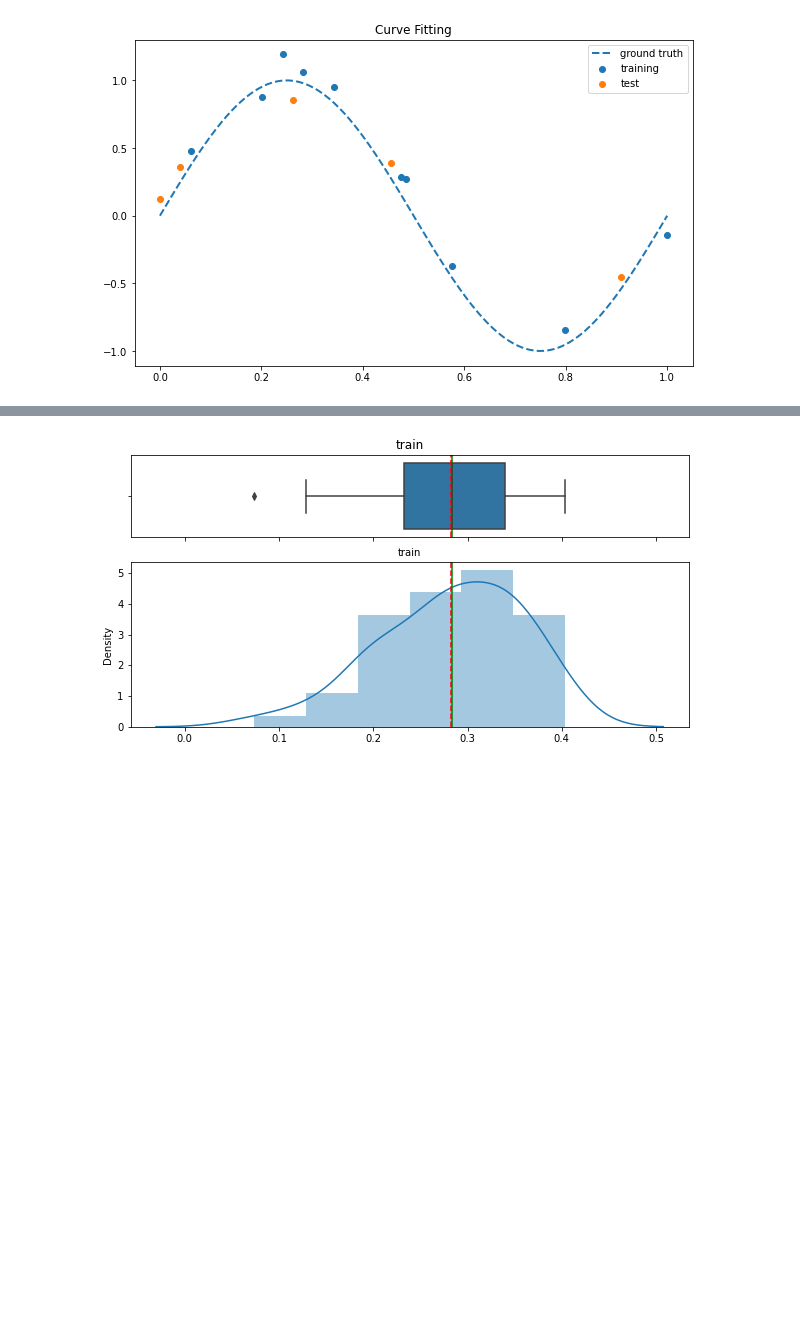
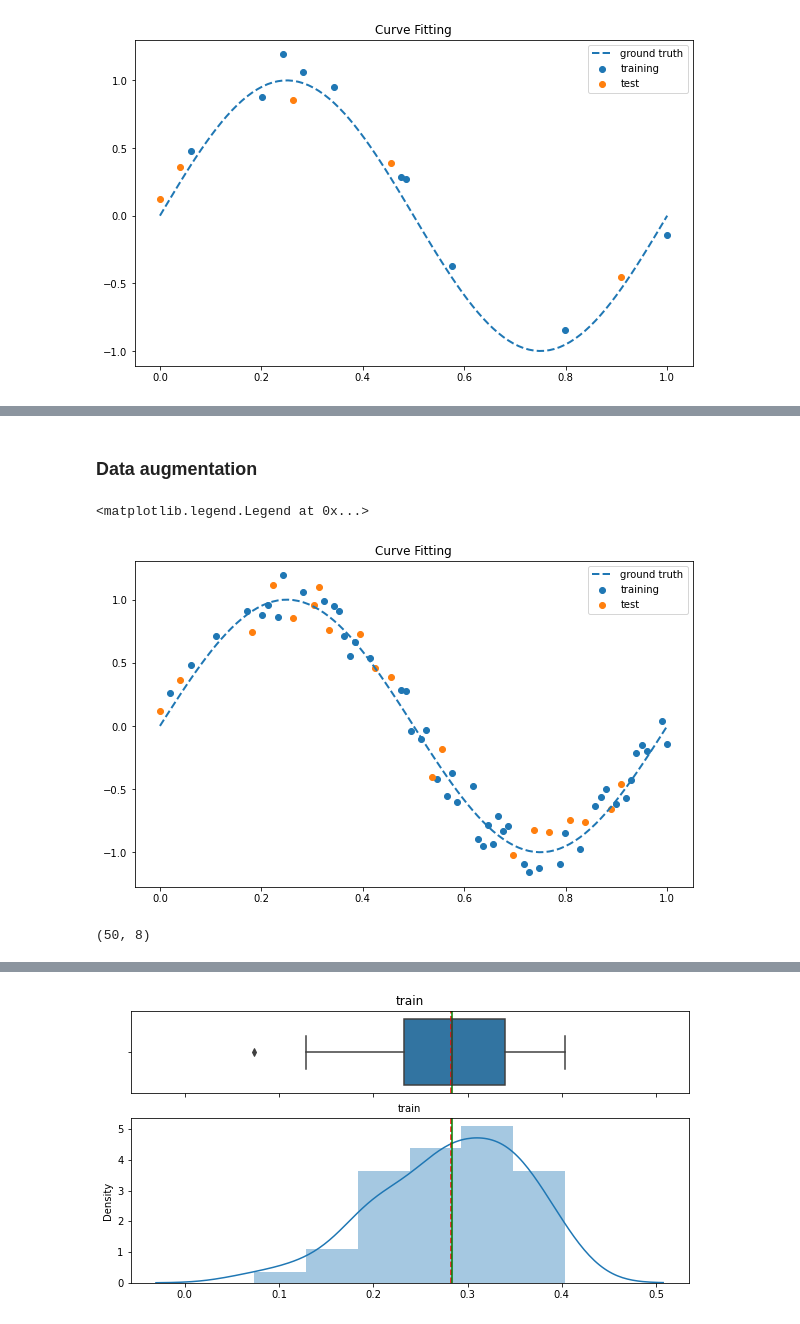
Before and after one commit to jroccal/machine_learning_fundamentals, a Jupyter notebook: notebooks/polynomial_fitting_simulations.ipynb, the cells around one changed output, grey strips where cells are left out. Drawn from its saved outputs; the diff is of its cells as text; code cells hidden in the pictures; blank space fills up the shorter version.

```diff
--- a/notebooks/polynomial_fitting_simulations.ipynb
+++ b/notebooks/polynomial_fitting_simulations.ipynb
@@ -98,0 +118,38 @@ from sklearn.metrics import mean_squared_error
+# %% [markdown]
+### Data augmentation
+# %%
+num_points_curve = 100
+size_train = 50
+size_test = 20
+degree = 3
+
+x_curve = np.linspace(0, 1, num_points_curve)
+y_curve = curve(x_curve)
+
+x_train, x_test = train_test_split(x_curve, random_state=42)
+
+rng = np.random.RandomState(3)
+x_train = rng.choice(x_train, size=size_train, replace=False)
+x_test = rng.choice(x_test, size=size_test, replace=False)
+
+y_train = curve(x_train, noise=True)
+y_test = curve(x_test, noise=True)
+
+figsize=[10,6]
+
+fig, ax = plt.subplots(figsize=figsize)
+ax.plot(x_curve, y_curve, '--', linewidth=2, label="ground truth")
+ax.scatter(x_train, y_train, label="training")
+ax.scatter(x_test, y_test, label="test")
+ax.set_title('Curve Fitting')
+ax.legend()
+# %% [output]
+<matplotlib.legend.Legend at 0x...>
+[figure, added]
+# %%
+## polynomial features
+degree = 7
+x_train_features = PolynomialFeatures(degree=degree).fit_transform(np.array(x_train).reshape(-1, 1))
+x_train_features.shape
+# %% [output]
+(50, 8)
```
Also changed, not shown: parts of 20 cells of this notebook.
